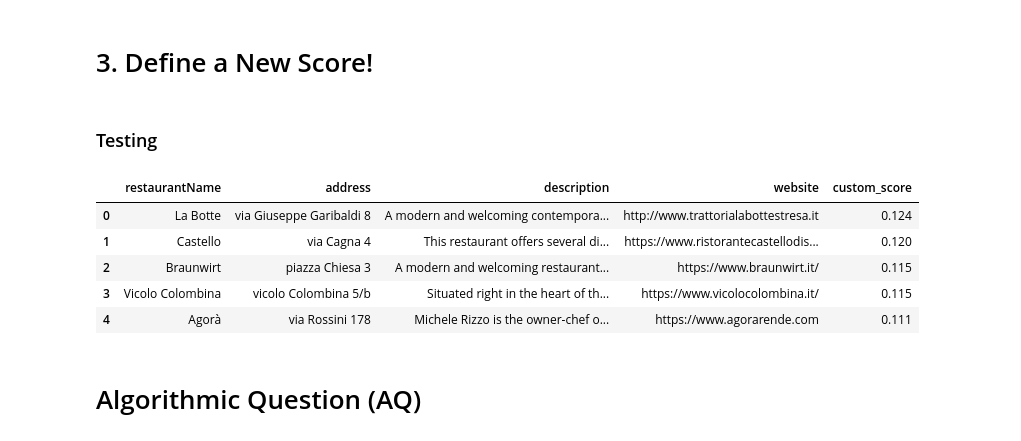
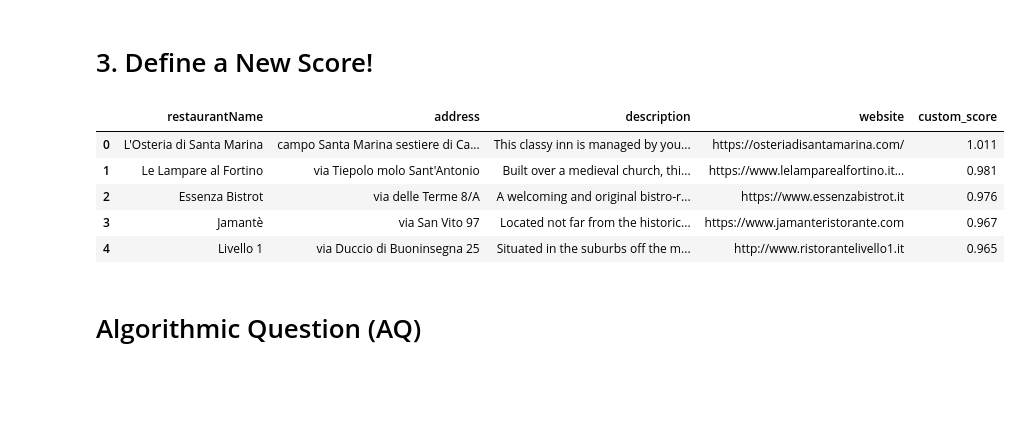
Before and after one commit to SimoneMantero/ADM-HW3, a Jupyter notebook: main.ipynb, the cells around one changed output. Cells and saved outputs as stored; diff of their text form; code cells hidden in the pictures; blank space fills up the shorter version.

```diff
--- a/main.ipynb
+++ b/main.ipynb
@@ -422,25 +435,24 @@ def custom_scoring(query, df, tfidf_vectorizer, tfidf_matrix, k=10, facilities_p
         })
 
     return pd.DataFrame(results)
-# %% [markdown]
-### Testing
 # %%
-query = "modern seasonal cusine"
-cuisine_preferences = ["Italian"]
+#Define the query and the user's preferences
+query = "seafood"
+cuisine_preferences = ["Modern Cuisine"]
 service_preferences = ["Terrace", "Air conditioning"]
-price_preferences = ["€", "€€"]
+price_preferences = ["€€€"]
 top_k = 5
 
-# Chiama la funzione custom_scoring e visualizza i risultati
-results_df = custom_scoring(query, df, tfidf_vectorizer, tfidf_matrix, top_k, cuisine_preferences, price_preferences)
+# Call the custom scoring function and display the results
+results_df = custom_scoring(query, df, tfidf_vectorizer, tfidf_matrix, top_k, cuisine_preferences, service_preferences,  price_preferences)
 display(results_df)
 # %% [output]
 |  | restaurantName | address | description | website | custom_score |
-| 0 | La Botte | via Giuseppe Garibaldi 8 | A modern and welcoming contempora... | http://www.trattorialabottestresa.it | 0.124 |
-| 1 | Castello | via Cagna 4 | This restaurant offers several di... | https://www.ristorantecastellodis... | 0.120 |
-| 2 | Braunwirt | piazza Chiesa 3 | A modern and welcoming restaurant... | https://www.braunwirt.it/ | 0.115 |
-| 3 | Vicolo Colombina | vicolo Colombina 5/b | Situated right in the heart of th... | https://www.vicolocolombina.it/ | 0.115 |
-| 4 | Agorà | via Rossini 178 | Michele Rizzo is the owner-chef o... | https://www.agorarende.com | 0.111 |
+| 0 | L'Osteria di Santa Marina | campo Santa Marina sestiere di Ca... | This classy inn is managed by you... | https://osteriadisantamarina.com/ | 1.011 |
+| 1 | Le Lampare al Fortino | via Tiepolo molo Sant'Antonio | Built over a medieval church, thi... | https://www.lelamparealfortino.it... | 0.981 |
+| 2 | Essenza Bistrot | via delle Terme 8/A | A welcoming and original bistro-r... | https://www.essenzabistrot.it | 0.976 |
+| 3 | Jamantè | via San Vito 97 | Located not far from the historic... | https://www.jamanteristorante.com | 0.967 |
+| 4 | Livello 1 | via Duccio di Buoninsegna 25 | Situated in the suburbs off the m... | http://www.ristorantelivello1.it | 0.965 |
 # %% [markdown]
 # Algorithmic Question (AQ)
 # %%
```
Also changed, not shown: parts of 5 cells of this notebook.
